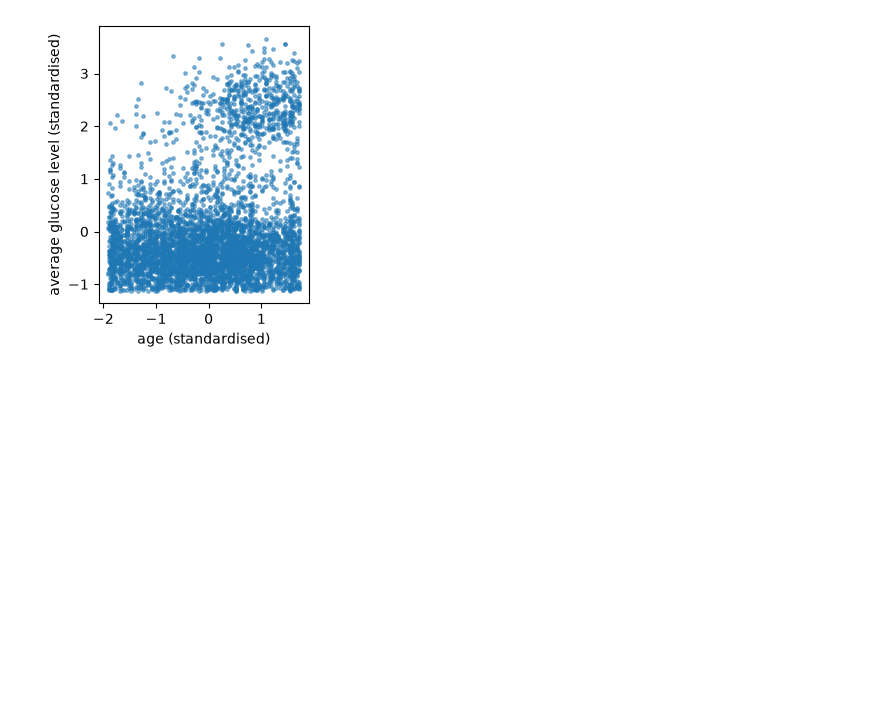
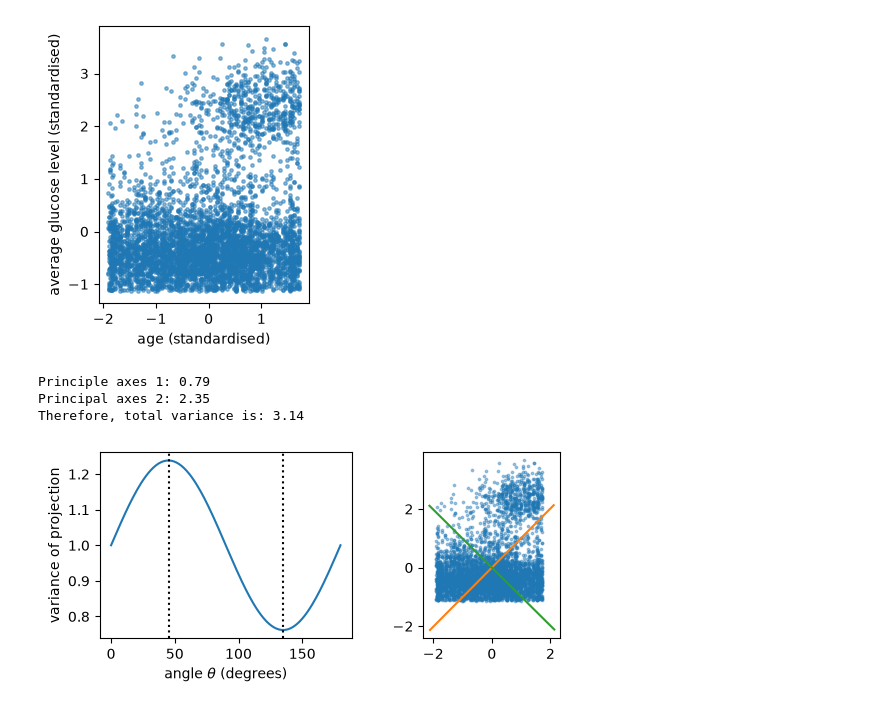
Before and after one commit to Lightfoot7/A.I.-Best-Team, a Jupyter notebook: Vas_JYPN.ipynb, the cells around one changed output. Saved outputs shown, nothing was run; the diff lists cells and outputs as text; code cells hidden in the pictures; blank space fills up the shorter version.

```diff
--- a/Vas_JYPN.ipynb
+++ b/Vas_JYPN.ipynb
@@ -32,3 +32,29 @@ Covariance matrix:
   [[1.   0.24]
  [0.24 1.  ]]
 [figure]
+# %%
+thetas = np.linspace(0, np.pi, 180)
+var_z = [np.var(X2 @ np.array([np.cos(t), np.sin(t)]), ddof = 1) for t in thetas]
+best = thetas[np.argmax(var_z)]
+worst = thetas[np.argmin(var_z)]
+
+print(f"Principle axes 1: {best:.2f}")
+print(f"Principal axes 2: {worst:.2f}")
+print(f"Therefore, total variance is: {best + worst:.2f}")
+
+fig, axs = plt.subplots(1, 2, figsize = (6, 2.6))
+axs[0].plot(np.degrees(thetas), var_z)
+axs[0].axvline(np.degrees(best), color = "k", linestyle = ":")
+axs[0].axvline(np.degrees(worst), color = "k", linestyle = ":")
+axs[0].set_xlabel(r"angle $\theta$ (degrees)")
+axs[0].set_ylabel("variance of projection")
+axs[1].scatter(X2[:, 0], X2[:, 1], s = 3, alpha = 0.4)
+for t, c in [(best, "C1"), (best + np.pi / 2, "C2")]:
+    axs[1].plot([-3 * np.cos(t), 3 * np.cos(t)], [-3 * np.sin(t), 3 * np.sin(t)], c)
+axs[1].set_aspect("equal")
+plt.tight_layout()
+# %% [output]
+Principle axes 1: 0.79
+Principal axes 2: 2.35
+Therefore, total variance is: 3.14
+[figure, added]
```
Also changed, not shown: parts of 4 cells of this notebook.
